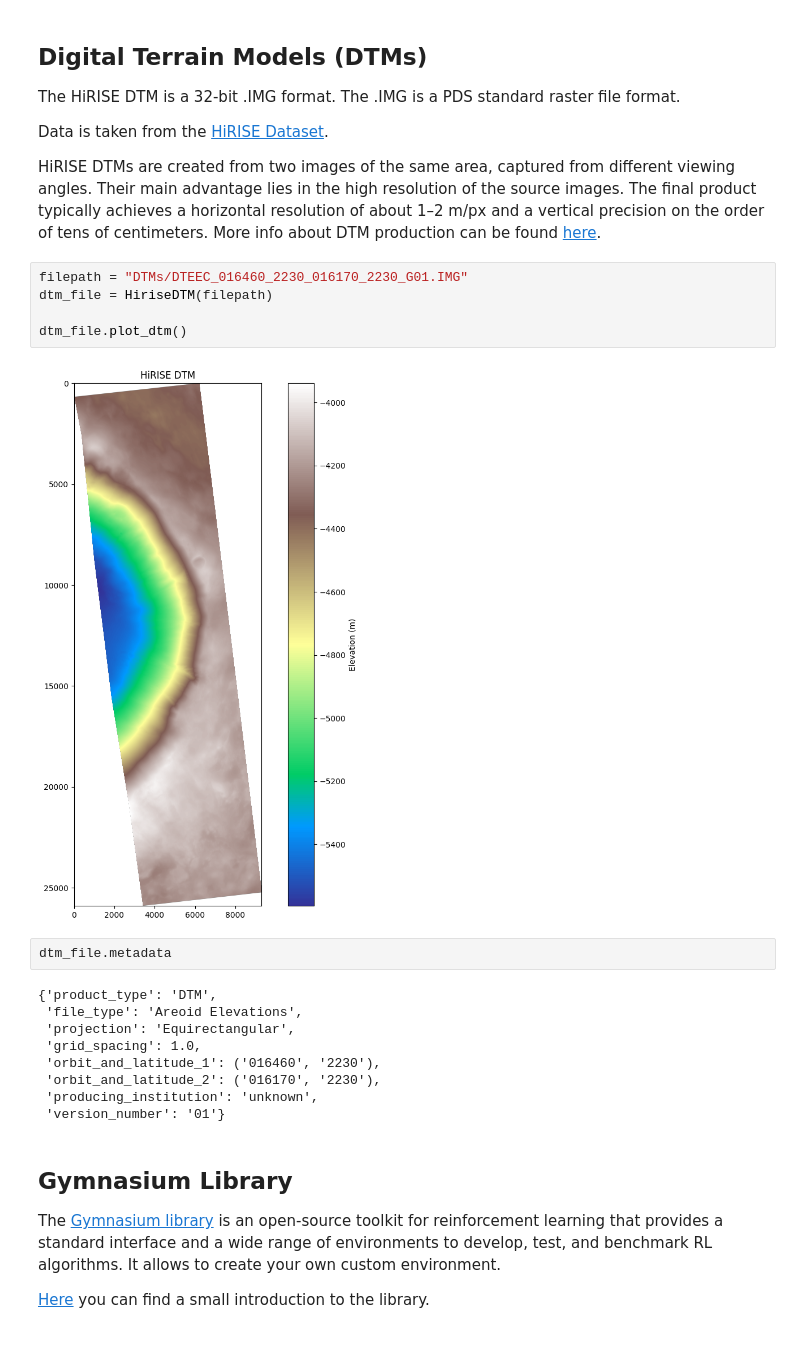
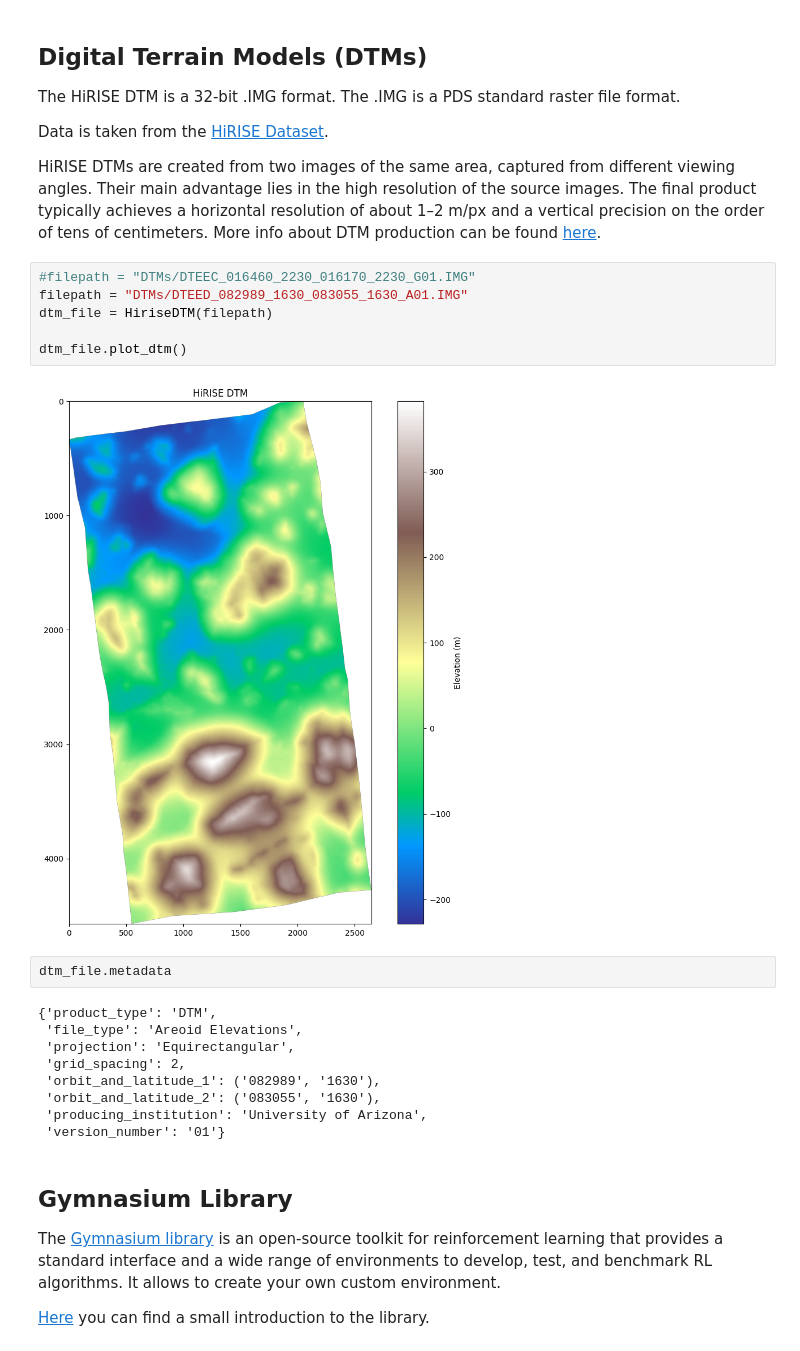
Before and after one commit to GianM0027/Rover-Trajectory-Finder, a Jupyter notebook: how_things_work.ipynb, the cells around one changed output. Cells and saved outputs as stored; diff of their text form.

```diff
--- a/how_things_work.ipynb
+++ b/how_things_work.ipynb
@@ -25,22 +25,23 @@ Data is taken from the [HiRISE Dataset](https://www.uahirise.org/dtm/).
 
 HiRISE DTMs are created from two images of the same area, captured from different viewing angles. Their main advantage lies in the high resolution of the source images. The final product typically achieves a horizontal resolution of about 1–2 m/px and a vertical precision on the order of tens of centimeters. More info about DTM production can be found [here](https://www.uahirise.org/dtm/about.php).
 # %%
-filepath = "DTMs/DTEEC_016460_2230_016170_2230_G01.IMG"
+#filepath = "DTMs/DTEEC_016460_2230_016170_2230_G01.IMG"
+filepath = "DTMs/DTEED_082989_1630_083055_1630_A01.IMG"
 dtm_file = HiriseDTM(filepath)
 
 dtm_file.plot_dtm()
 # %% [output]
-[figure, old version]
+[figure, new version]
 # %%
 dtm_file.metadata
 # %% [output]
 {'product_type': 'DTM',
  'file_type': 'Areoid Elevations',
  'projection': 'Equirectangular',
- 'grid_spacing': 1.0,
- 'orbit_and_latitude_1': ('016460', '2230'),
- 'orbit_and_latitude_2': ('016170', '2230'),
- 'producing_institution': 'unknown',
+ 'grid_spacing': 2,
+ 'orbit_and_latitude_1': ('082989', '1630'),
+ 'orbit_and_latitude_2': ('083055', '1630'),
+ 'producing_institution': 'University of Arizona',
  'version_number': '01'}
 # %% [markdown]
 ## Gymnasium Library
```
Also changed, not shown: parts of 2 cells of this notebook, 2 other files.
